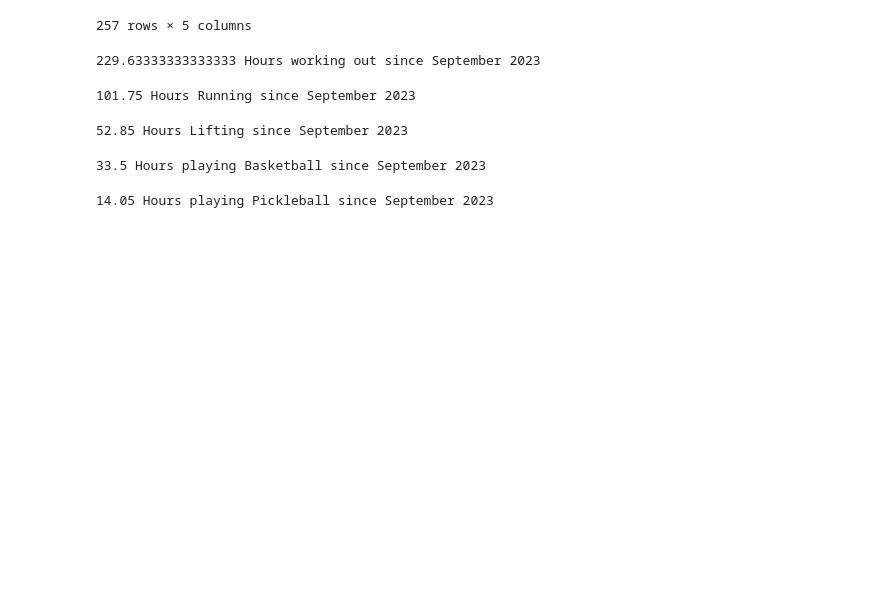
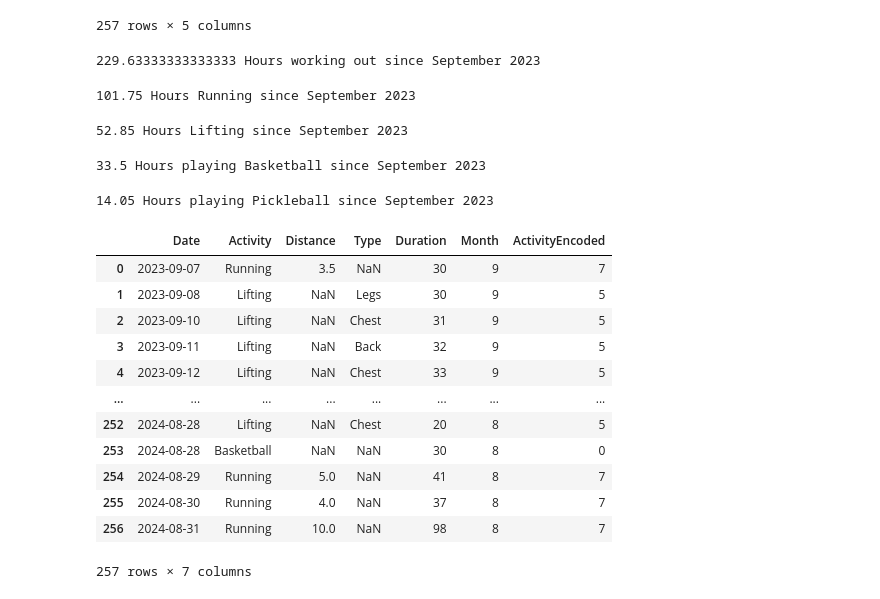
Before and after one commit to 98yangjames/WorkoutRepo, a Jupyter notebook: main.ipynb, the cells around one changed output. Drawn from its saved outputs; the diff is of its cells as text; code cells hidden in the pictures; blank space fills up the shorter version.

```diff
--- a/main.ipynb
+++ b/main.ipynb
@@ -50,3 +50,23 @@ print(str(df[(df['Activity'] == 'Outdoor') & (df['Type'] == 'Pickleball')]['Dura
 14.05 Hours playing Pickleball since September 2023
 # %%
 px.scatter(df[df['Activity'] == 'Running'], x = 'Date', y = 'Distance', color = 'Duration', trendline = 'ols')
+# %%
+df['Duration'] = df['Duration'].astype(int)
+df['Date'] = pd.to_datetime(df['Date'])
+df['Month'] = df['Date'].dt.month
+# %%
+df
+# %% [output]
+|  | Date | Activity | Distance | Type | Duration | Month | ActivityEncoded |
+| 0 | 2023-09-07 | Running | 3.5 | NaN | 30 | 9 | 7 |
+| 1 | 2023-09-08 | Lifting | NaN | Legs | 30 | 9 | 5 |
+| 2 | 2023-09-10 | Lifting | NaN | Chest | 31 | 9 | 5 |
+| 3 | 2023-09-11 | Lifting | NaN | Back | 32 | 9 | 5 |
+| 4 | 2023-09-12 | Lifting | NaN | Chest | 33 | 9 | 5 |
+| ... | ... | ... | ... | ... | ... | ... | ... |
+| 252 | 2024-08-28 | Lifting | NaN | Chest | 20 | 8 | 5 |
+| 253 | 2024-08-28 | Basketball | NaN | NaN | 30 | 8 | 0 |
+| 254 | 2024-08-29 | Running | 5.0 | NaN | 41 | 8 | 7 |
+| 255 | 2024-08-30 | Running | 4.0 | NaN | 37 | 8 | 7 |
+| 256 | 2024-08-31 | Running | 10.0 | NaN | 98 | 8 | 7 |
+257 rows × 7 columns
```
Also changed, not shown: parts of 5 cells of this notebook, 4 other files.
